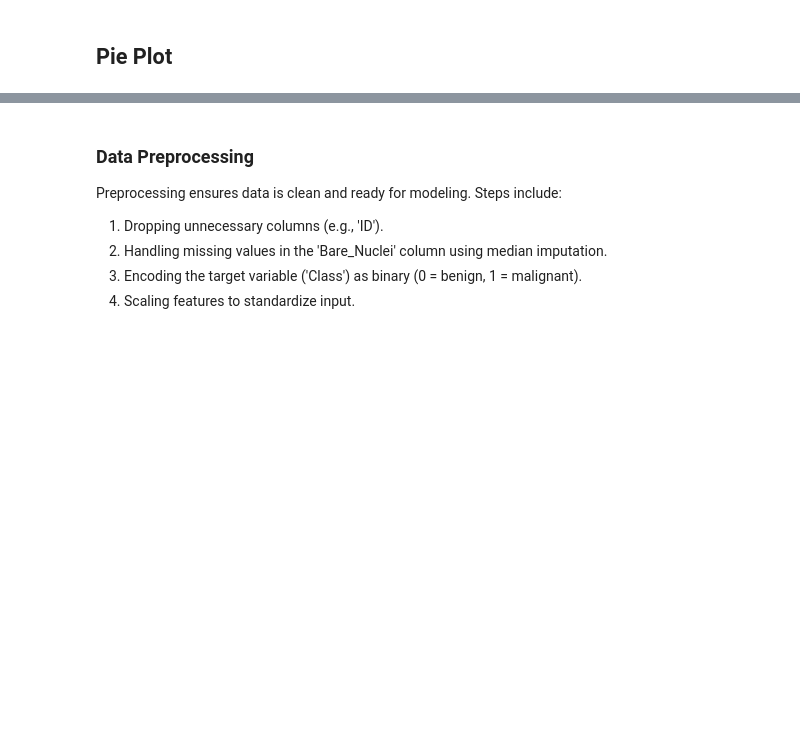
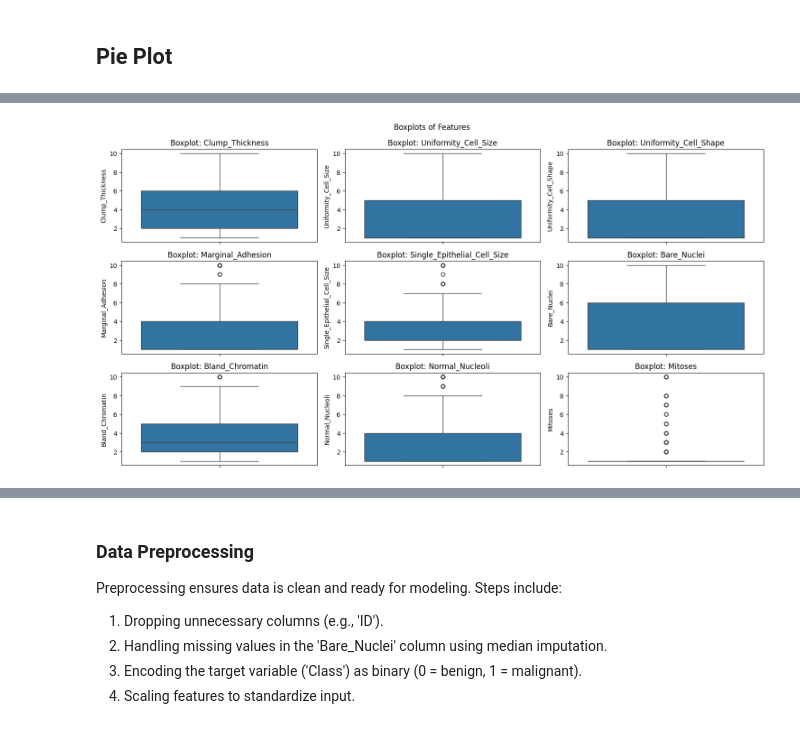
Before and after one commit to Rabia-Akhtr/Data-Science-Project-Breast_Cancer_Classification_ML, a Jupyter notebook: Data_Science_Project.ipynb, the cells around one changed output, grey strips where cells are left out. Drawn from its saved outputs; the diff is of its cells as text; code cells hidden in the pictures; blank space fills up the shorter version.

```diff
--- a/Data_Science_Project.ipynb
+++ b/Data_Science_Project.ipynb
@@ -394,0 +342,25 @@ plot_correlation_heatmap(data)
+# %%
+def plot_feature_boxplots(data):
+    """
+    Plots boxplots for all numerical features to detect outliers.
+
+    Parameters:
+        data (pd.DataFrame): The dataset containing numerical features.
+
+    Returns:
+        None
+    """
+    num_features = data.select_dtypes(include=[np.number]).columns.tolist()
+    num_features.remove('Class')  # Exclude target variable
+
+    plt.figure(figsize=(15, 10))
+    for i, column in enumerate(num_features, 1):
+        plt.subplot(4, 3, i)
+        sns.boxplot(y=data[column])
+        plt.title(f'Boxplot: {column}')
+    plt.tight_layout()
+    plt.suptitle("Boxplots of Features", y=1.02)
+    plt.show()
+plot_feature_boxplots(data)
+# %% [output]
+[figure, added]
```
Also changed, not shown: parts of 7 cells of this notebook.
